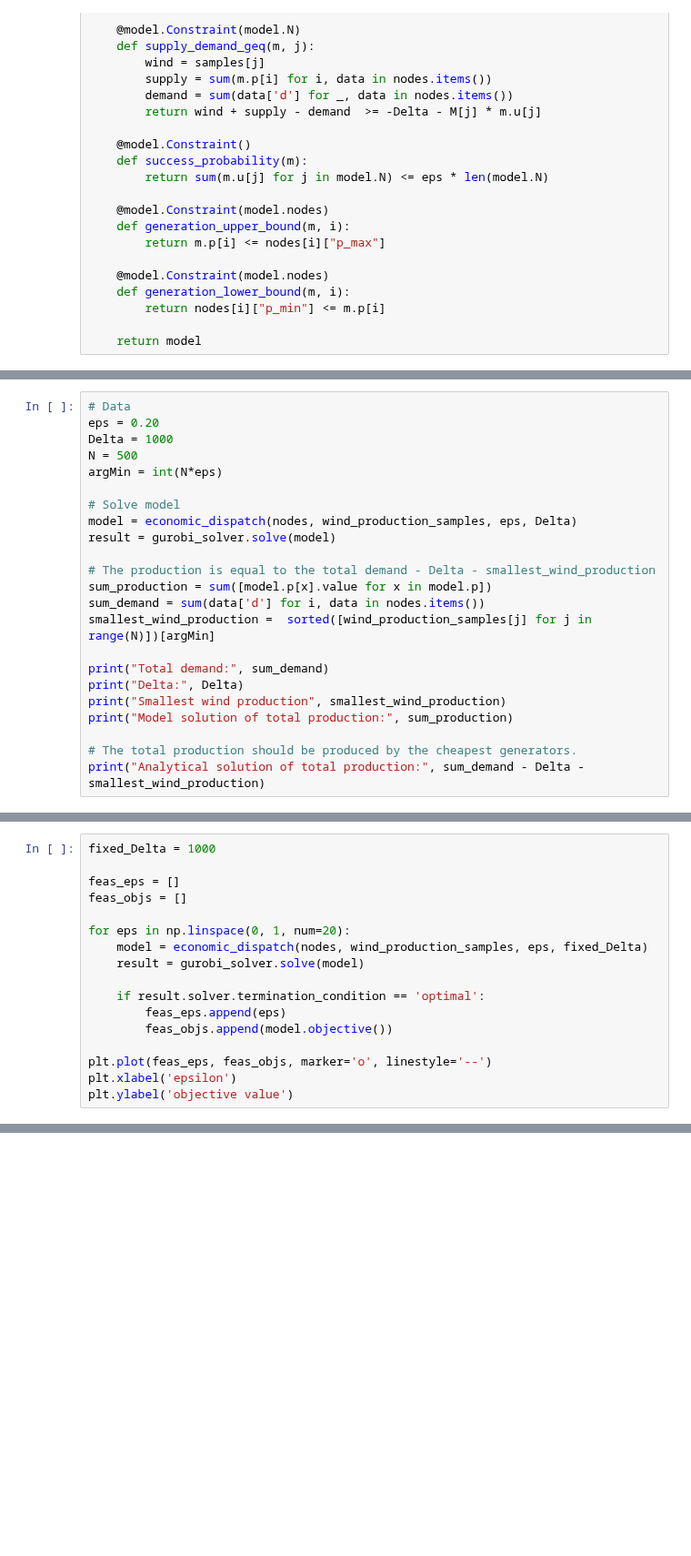
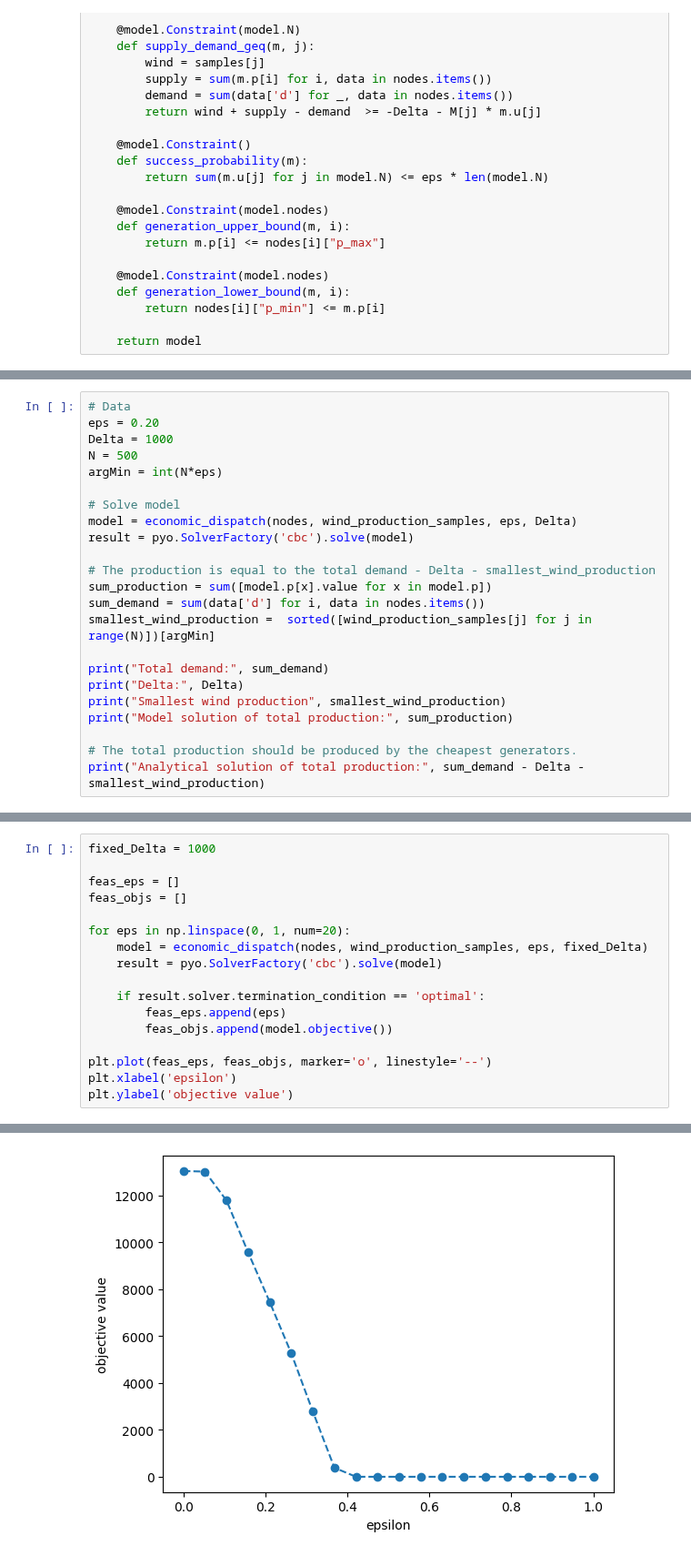
Before and after one commit to mobook/MO-book, a Jupyter notebook: notebooks/09/economicdispatch.ipynb, the cells around one changed output, grey strips where cells are left out. Shown at 91% size. Saved outputs shown, nothing was run; the diff lists cells and outputs as text; blank space fills up the shorter version.

```diff
--- a/notebooks/09/economicdispatch.ipynb
+++ b/notebooks/09/economicdispatch.ipynb
@@ -190,7 +207,7 @@ argMin = int(N*eps)
 
 # Solve model
 model = economic_dispatch(nodes, wind_production_samples, eps, Delta)
-result = gurobi_solver.solve(model)
+result = pyo.SolverFactory('cbc').solve(model)
 
 # The production is equal to the total demand - Delta - smallest_wind_production
 sum_production = sum([model.p[x].value for x in model.p])
@@ -214,7 +239,7 @@ feas_objs = []
 
 for eps in np.linspace(0, 1, num=20):
     model = economic_dispatch(nodes, wind_production_samples, eps, fixed_Delta)
-    result = gurobi_solver.solve(model)
+    result = pyo.SolverFactory('cbc').solve(model)
 
     if result.solver.termination_condition == 'optimal':
         feas_eps.append(eps)
@@ -223,3 +248,4 @@ for eps in np.linspace(0, 1, num=20):
 plt.plot(feas_eps, feas_objs, marker='o', linestyle='--')
 plt.xlabel('epsilon')
 plt.ylabel('objective value')
+# %% [output]
@@ -226,3 +253,4 @@ plt.ylabel('objective value')
+[figure, added]
 # %%
 fixed_eps = 0.02
 
```
Also changed, not shown: parts of 15 cells of this notebook.
